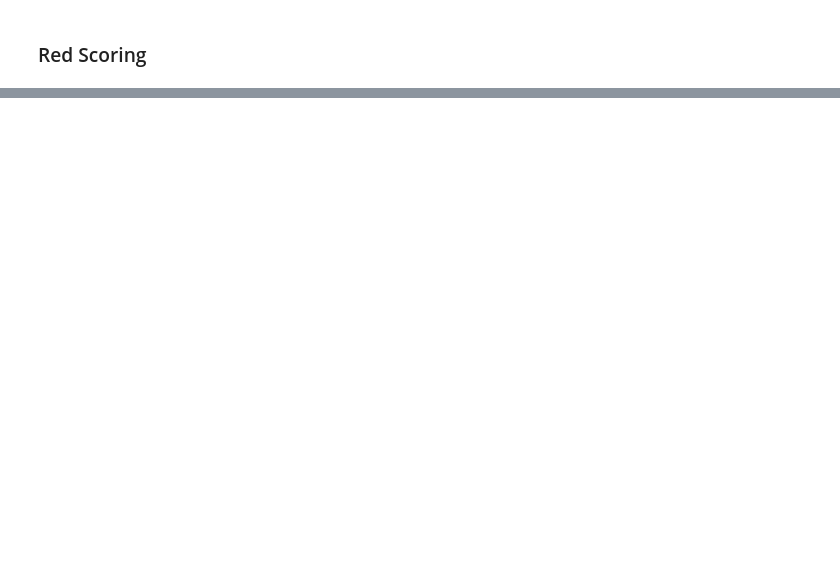
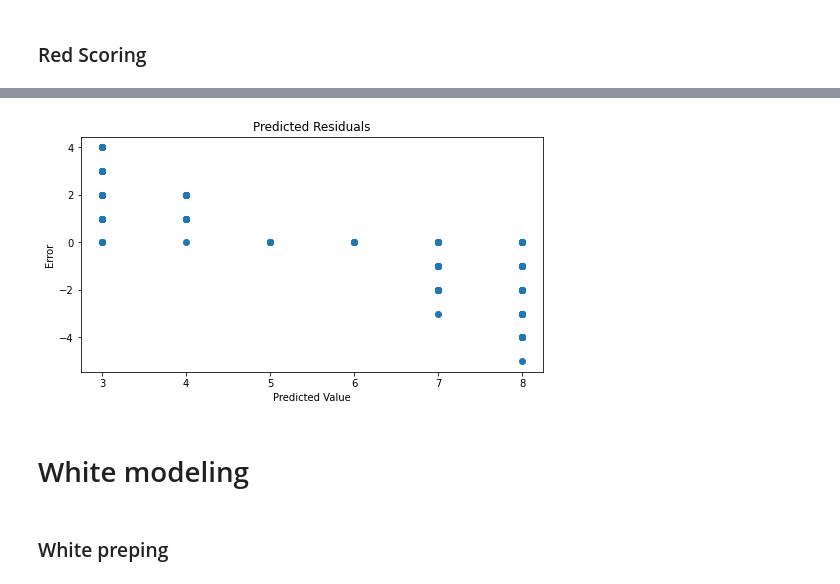
Before and after one commit to MrEnigmamgine/jtl_wine_quality, a Jupyter notebook: josh_classification_models.ipynb, the cells around one changed output, grey strips where cells are left out. Cells and saved outputs as stored; diff of their text form; code cells hidden in the pictures; blank space fills up the shorter version.

```diff
--- a/josh_classification_models.ipynb
+++ b/josh_classification_models.ipynb
@@ -321,0 +334,9 @@ scores_df.sort_values('validate', ascending=False)
+# %%
+how = scores_df.loc['red_Naive Bayes','tp']
+helpers.eval.plot_residuals(d['y'], how)
+# %% [output]
+[figure, added]
+# %% [markdown]
+# White modeling
+# %% [markdown]
+### White preping
```
Also changed, not shown: parts of 19 cells of this notebook, 1 other file.
